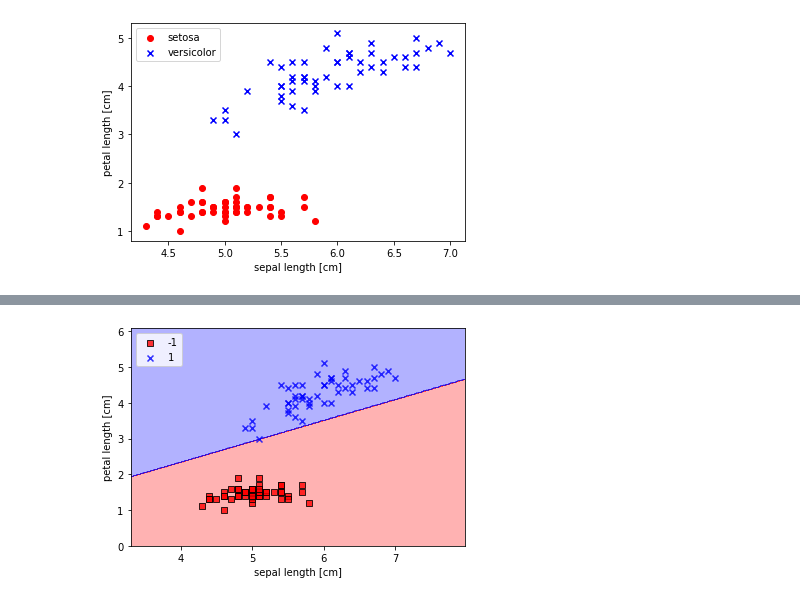
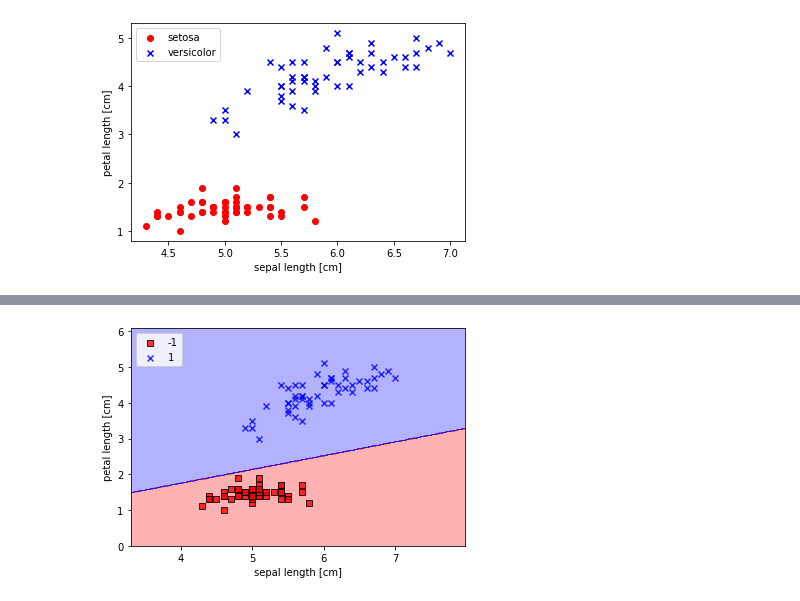
Before and after one commit to songseokbeom/ML_study, a Jupyter notebook: 2_2_perceptron_model_Iris_dataset.ipynb, the cells around one changed output, grey strips where cells are left out. Drawn from its saved outputs; the diff is of its cells as text; code cells hidden in the pictures.

```diff
--- a/2_2_perceptron_model_Iris_dataset.ipynb
+++ b/2_2_perceptron_model_Iris_dataset.ipynb
@@ -27,29 +28,34 @@ plt.show()
 class perceptron(object):
 
   def __init__(self, learning_rate = 0.01, iter=50, random_state = 1):
-    self.lr=learning_rate
-    self.iter=iter
+    self.lr=learning_rate # 학습률
+    self.iter=iter # 학습 횟수
     self.random_state=random_state
 
   def fit(self, X, y):
     rgen = np.random.RandomState(self.random_state)
-    self.w = rgen.normal(loc=0.0, scale=0.01, size=X.shape[1]+1)
+    self.w = rgen.normal(loc=0.0, scale=0.01, size=(1, X.shape[0]+1)) # 평균0, 편차가 0.01인 분포로 weight 초기화
     self.errors = []
 
     for a in range(self.iter):
       error = 0
-      for xi, yi in zip(X, y):
-        update = self.lr * (yi - self.predict(xi))
-        self.w[1:] = self.w[1:] + update * xi
-        self.w[0] = update
-        error += int(update != 0.0)
+      for i in range(X.shape[1]):
+        xi = np.reshape(X[:, i], (X.shape[0], 1))
+        yi = np.reshape(y[:, i], (y.shape[0], 1))
+        update = self.lr * (yi - self.predict(xi)) # loss, 실제 데이터와 예측 값의 차
+        self.w[0, 1:] = self.w[0, 1:] + update * xi.T # 일괄적으로 업데이트
+        self.w[0, 0] += update # w[0]는 임계값을 0으로 만들어주는 특수한weight
+        error += int(update != 0.0) # loss가 0이 아니면(즉, 예측이 틀리면) error 추가
       self.errors.append(error)
 
-  def net_input(self, X):
-    return np.dot(X, self.w[1:]) + self.w[0]
+  def net_input(self, xi):
+    W = self.w[0, 1:]
+    W = np.reshape(W, (1, W.shape[0]))
+    z = np.dot(self.w[0, 1:], xi) + self.w[0, 0]
+    return z
 
-  def predict(self, X):
-    return np.where(self.net_input(X) >= 0.0, 1, -1)
+  def predict(self, xi):
+    return np.where(self.net_input(xi) >= 0.0, 1, -1)
 # %%
 model = perceptron(learning_rate=0.1, iter=10)
 model.fit(X, y)
@@ -63,35 +69,36 @@ plt.show()
 # %%
 from matplotlib.colors import ListedColormap
 
 def plot_decision_regions(X, y, classifier, resolution=0.02):
   markers=('s', 'x', 'o', '^', 'v')
   colors=('red', 'blue', 'lightgreen', 'gray', 'cyan')
   cmap = ListedColormap(colors[:len(np.unique(y))]) # np.unique: find unique elements in numpy array
 
-  x1_min, x1_max = X[:, 0].min() - 1, X[:, 0].max() + 1
-  x2_min, x2_max = X[:, 1].min() - 1, X[:, 1].max() + 1
+  x1_min, x1_max = X[0, :].min() - 1, X[0, :].max() + 1
+  x2_min, x2_max = X[1, :].min() - 1, X[1, :].max() + 1
 
   xx1, xx2 = np.meshgrid(np.arange(x1_min, x1_max, resolution),
                          np.arange(x2_min, x2_max, resolution))
-  Z = classifier.predict(np.array([xx1.ravel(), xx2.ravel()]).T)
+
+  Z = classifier.predict(np.array([xx1.ravel(), xx2.ravel()]))
   Z = Z.reshape(xx1.shape)
-  plt.contourf(xx1, xx2, Z, alpha=0.3, cmap=cmap)
+  plt.contourf(xx1.T, xx2.T, Z.T, alpha=0.3, cmap=cmap)
   plt.xlim(xx1.min(), xx1.max())
   plt.ylim(xx2.min(), xx2.max())
 
   for idx, cl in enumerate(np.unique(y)):
-    plt.scatter(x=X[y == cl, 0],
-                y=X[y == cl, 1],
+    plt.scatter(x=X[0, y[0, :]==cl],
+                y=X[1, y[0, :]==cl],
                 alpha=0.8,
                 c=colors[idx],
                 marker=markers[idx],
                 label=cl,
                 edgecolor='black')
 
 plot_decision_regions(X, y, classifier=model)
 plt.xlabel('sepal length [cm]')
 plt.ylabel('petal length [cm]')
 plt.legend(loc='upper left')
 plt.show()
 # %% [output]
-[figure, old version]
+[figure, new version]
```
Also changed, not shown: parts of 3 cells of this notebook.
